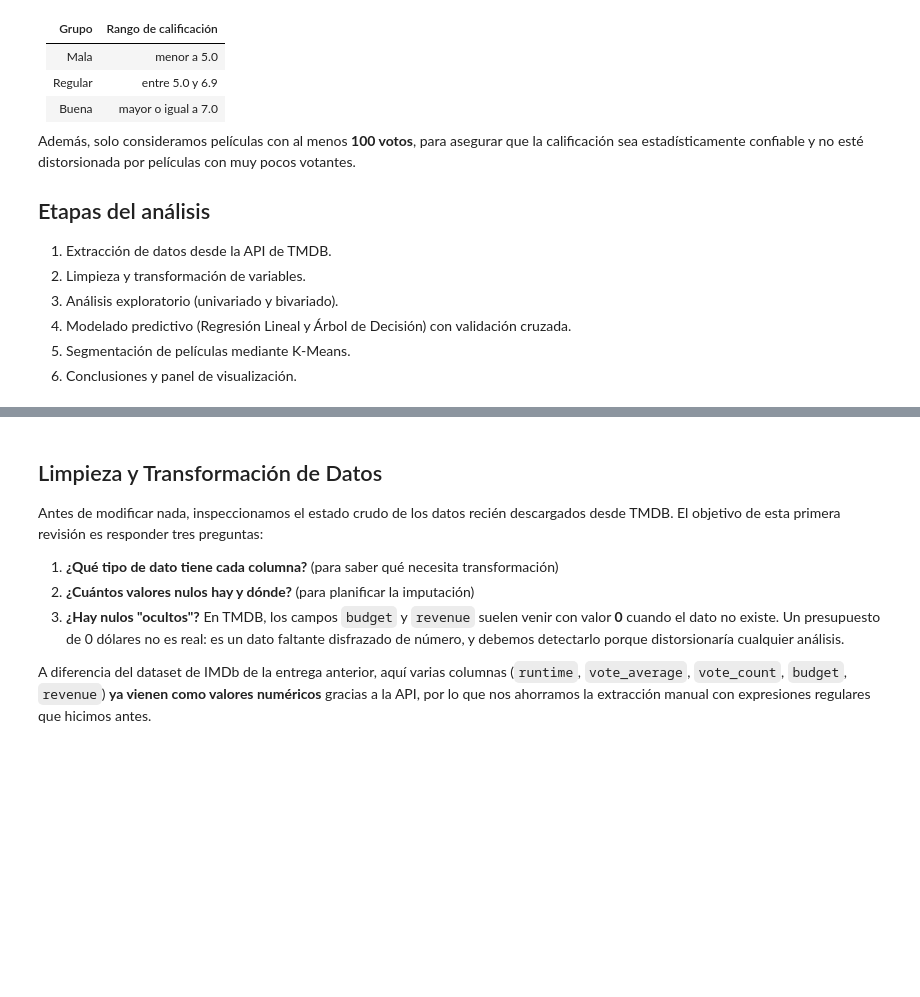
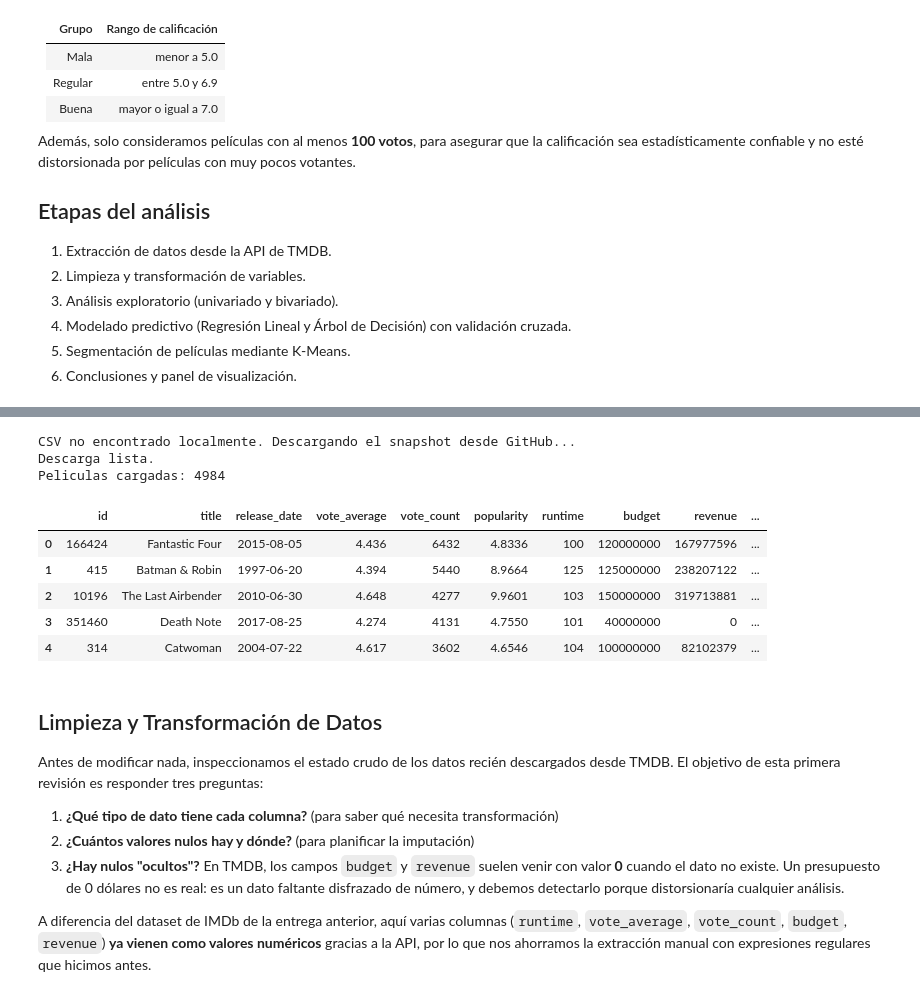
Before and after one commit to mtiiias/mineria_ev3, a Jupyter notebook: mineria_def.ipynb, the cells around one changed output, grey strips where cells are left out. Cells and saved outputs as stored; diff of their text form; code cells hidden in the pictures; blank space fills up the shorter version.

Commit message:
Se creó con Colab

```diff
--- a/mineria_def.ipynb
+++ b/mineria_def.ipynb
@@ -140,3 +123,40 @@ El CSV ya esta completo (4985 peliculas). No se redescarga nada.
+# %%
+import pandas as pd
+import os
+
+# === CARGA DE DATOS CONGELADOS ===
+# Los datos se obtuvieron originalmente desde la API de TMDB (ver celda de Fase 1,
+# conservada arriba como documentacion). Para garantizar reproducibilidad, el analisis
+# trabaja sobre un snapshot FIJO guardado en el repositorio, en lugar de redescargar
+# de la API (que cambia dia a dia y requeriria una API key personal).
+# Asi, cualquiera puede ejecutar el notebook completo y obtener exactamente los mismos
+# numeros, sin API key.
+
+ARCHIVO = "peliculas_detalle.csv"
+URL_RAW = "https://raw.githubusercontent.com/mtiiias/mineria_ev3/main/peliculas_detalle.csv"
+
+# Si el CSV no esta en el entorno (ej. sesion nueva de Colab), lo bajamos del repo.
+if not os.path.exists(ARCHIVO):
+    print("CSV no encontrado localmente. Descargando el snapshot desde GitHub...")
+    df = pd.read_csv(URL_RAW)
+    df.to_csv(ARCHIVO, index=False)   # lo guardamos para no rebajarlo en esta sesion
+    print("Descarga lista.")
+else:
+    df = pd.read_csv(ARCHIVO)
+    print("CSV encontrado localmente.")
+
+print(f"Peliculas cargadas: {len(df)}")
+df.head()
+# %% [output]
+CSV no encontrado localmente. Descargando el snapshot desde GitHub...
+Descarga lista.
+Peliculas cargadas: 4984
+|  | id | title | release_date | vote_average | vote_count | popularity | runtime | budget | revenue | ... |
+| 0 | 166424 | Fantastic Four | 2015-08-05 | 4.436 | 6432 | 4.8336 | 100 | 120000000 | 167977596 | ... |
+| 1 | 415 | Batman & Robin | 1997-06-20 | 4.394 | 5440 | 8.9664 | 125 | 125000000 | 238207122 | ... |
+| 2 | 10196 | The Last Airbender | 2010-06-30 | 4.648 | 4277 | 9.9601 | 103 | 150000000 | 319713881 | ... |
+| 3 | 351460 | Death Note | 2017-08-25 | 4.274 | 4131 | 4.7550 | 101 | 40000000 | 0 | ... |
+| 4 | 314 | Catwoman | 2004-07-22 | 4.617 | 3602 | 4.6546 | 104 | 100000000 | 82102379 | ... |
 # %% [markdown]
 ## Limpieza y Transformación de Datos
 
```
Also changed, not shown: parts of 15 cells of this notebook.
